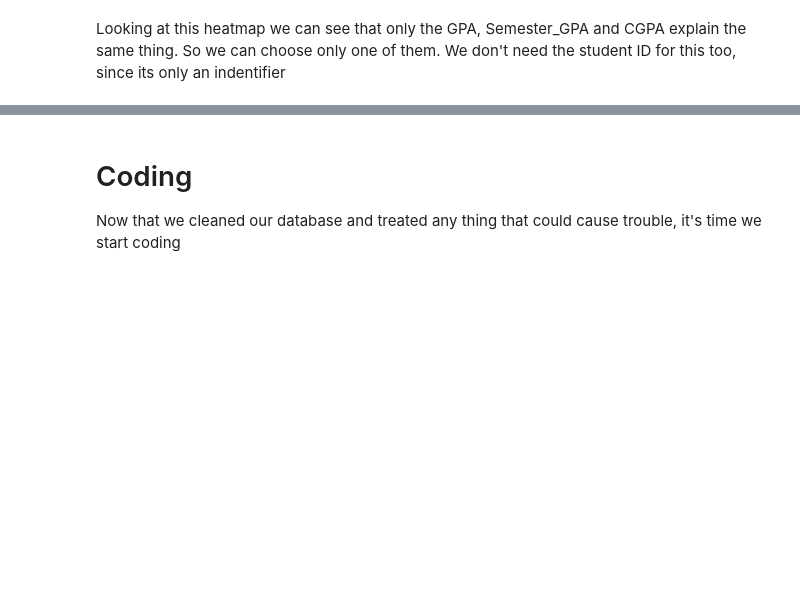
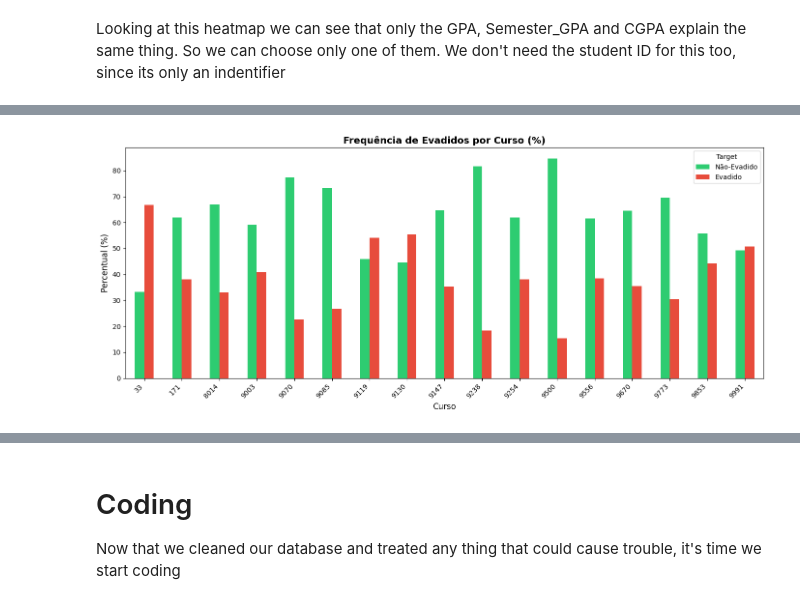
Before and after one commit to Ribeigu/Students-Dropout-Prediction, a Jupyter notebook: dataAnalysis.ipynb, the cells around one changed output, grey strips where cells are left out. Cells and saved outputs as stored; diff of their text form; code cells hidden in the pictures; blank space fills up the shorter version.

```diff
--- a/dataAnalysis.ipynb
+++ b/dataAnalysis.ipynb
@@ -167,0 +163,2 @@ plt.show()
+# %%
+df_PT = pd.read_csv('data/data.csv', sep=';')
@@ -167,0 +185,2 @@ plt.show()
+# %%
+df_PT['Target'] = df_PT['Target'].replace('Graduate', 0).replace('Enrolled', 0).replace('Dropout', 1)
@@ -167,0 +236,21 @@ plt.show()
+# %%
+# Gráfico de frequência de evadidos por curso (em percentual)
+plt.figure(figsize=(14, 6))
+
+# Contagem de evadidos vs não-evadidos por curso
+course_target = pd.crosstab(df_PT['Course'], df_PT['Target'])
+
+# Converter para percentual
+course_target_pct = course_target.div(course_target.sum(axis=1), axis=0) * 100
+
+course_target_pct.plot(kind='bar', ax=plt.gca(), color=['#2ecc71', '#e74c3c'], stacked=False)
+
+plt.title('Frequência de Evadidos por Curso (%)', fontsize=14, fontweight='bold')
+plt.xlabel('Curso', fontsize=12)
+plt.ylabel('Percentual (%)', fontsize=12)
+plt.legend(title='Target', labels=['Não-Evadido', 'Evadido'], fontsize=10)
+plt.xticks(rotation=45, ha='right')
+plt.tight_layout()
+plt.show()
+# %% [output]
+[figure, added]
```
Also changed, not shown: parts of 18 cells of this notebook, 1 other file.
